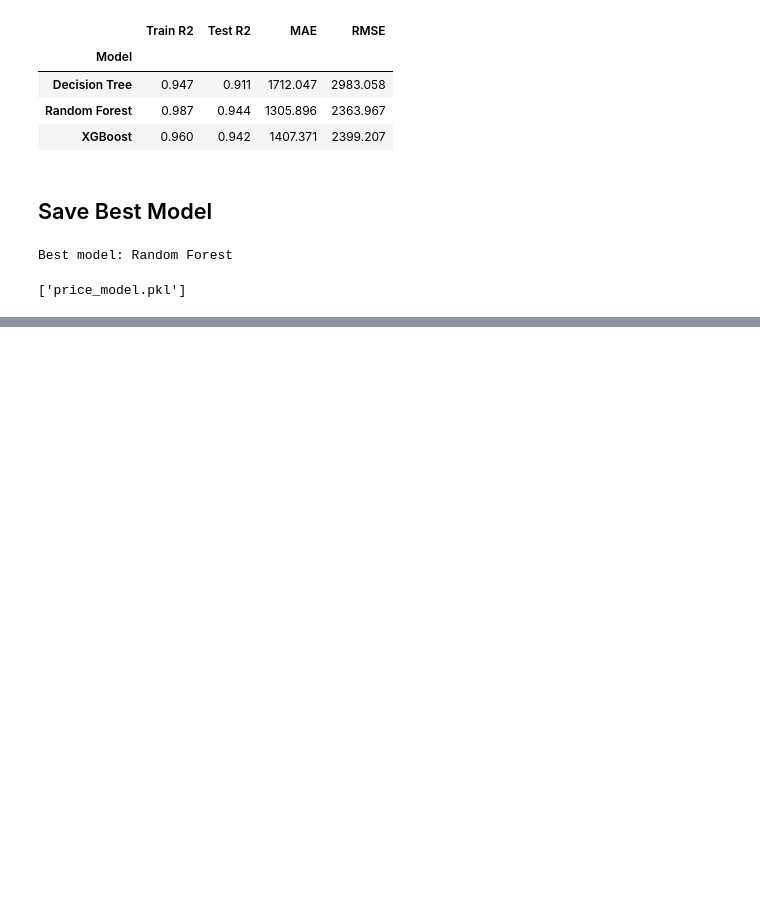
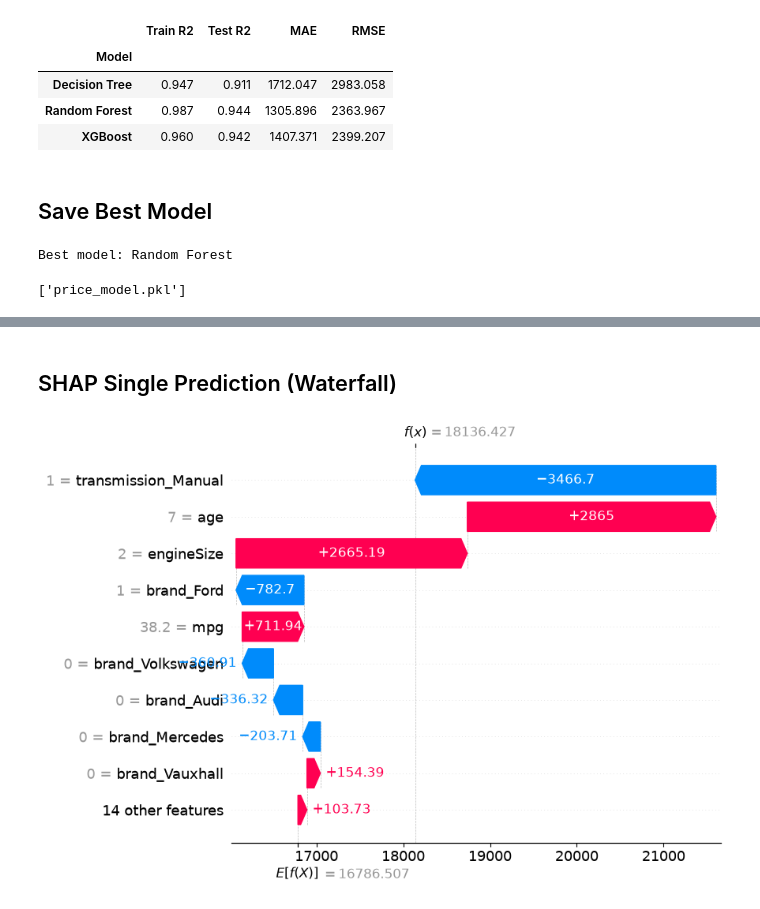
Before and after one commit to NiloferMubeen/AutoScope-Mapping-the-UK-Used-Car-Market-using-Clustering-and-Dimensionality-Reduction, a Jupyter notebook: 01_price_prediction.ipynb, the cells around one changed output, grey strips where cells are left out. Saved outputs shown, nothing was run; the diff lists cells and outputs as text; code cells hidden in the pictures; blank space fills up the shorter version.

```diff
--- a/01_price_prediction.ipynb
+++ b/01_price_prediction.ipynb
@@ -132,0 +160,7 @@ Best model: Random Forest
+# %% [markdown]
+## SHAP Single Prediction (Waterfall)
+# %%
+shap.plots.waterfall(shap_values[0], show=False)
+plt.show()
+# %% [output]
+[figure, added]
```
Also changed, not shown: parts of 8 cells of this notebook, 1 other file.
